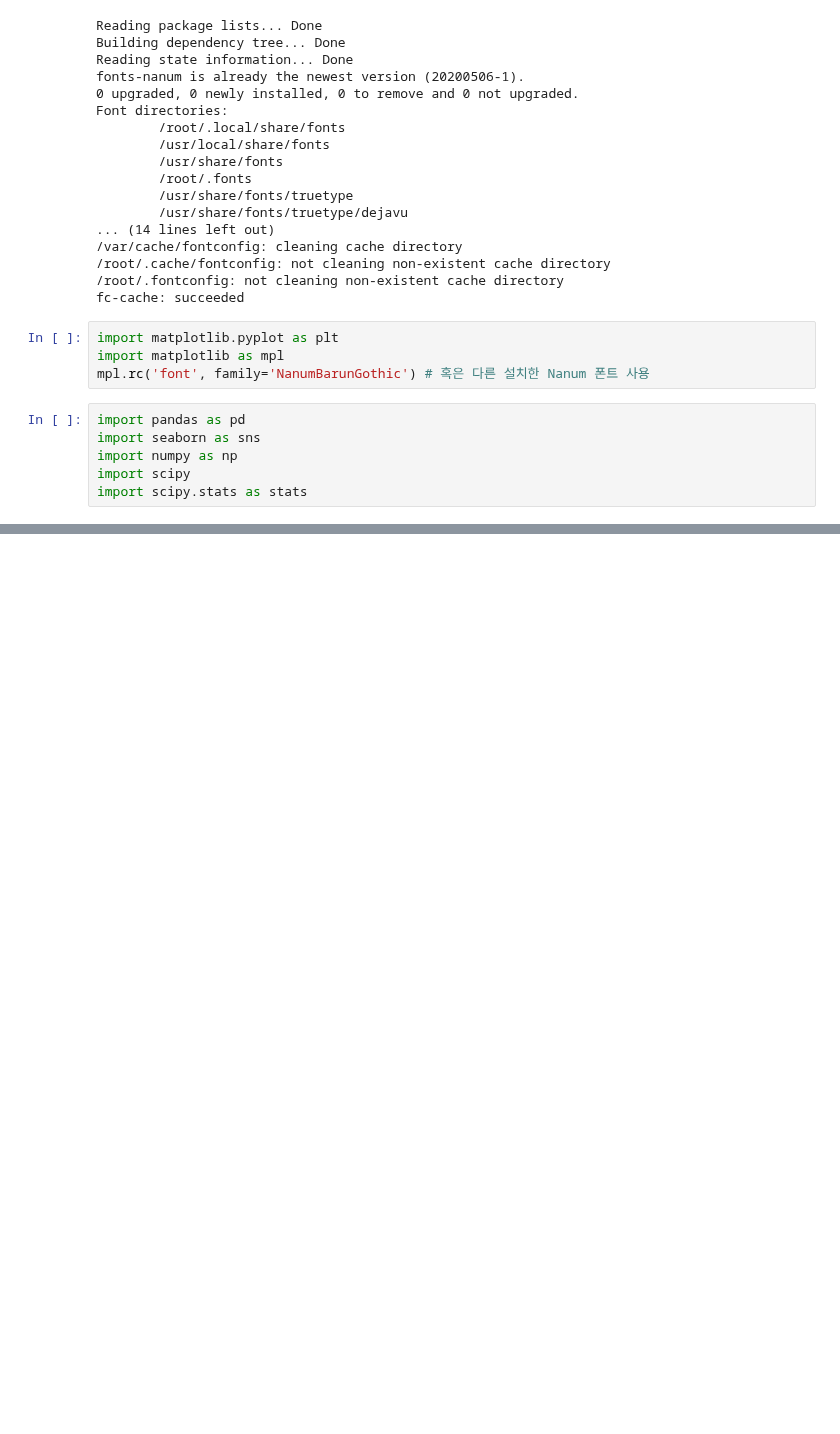
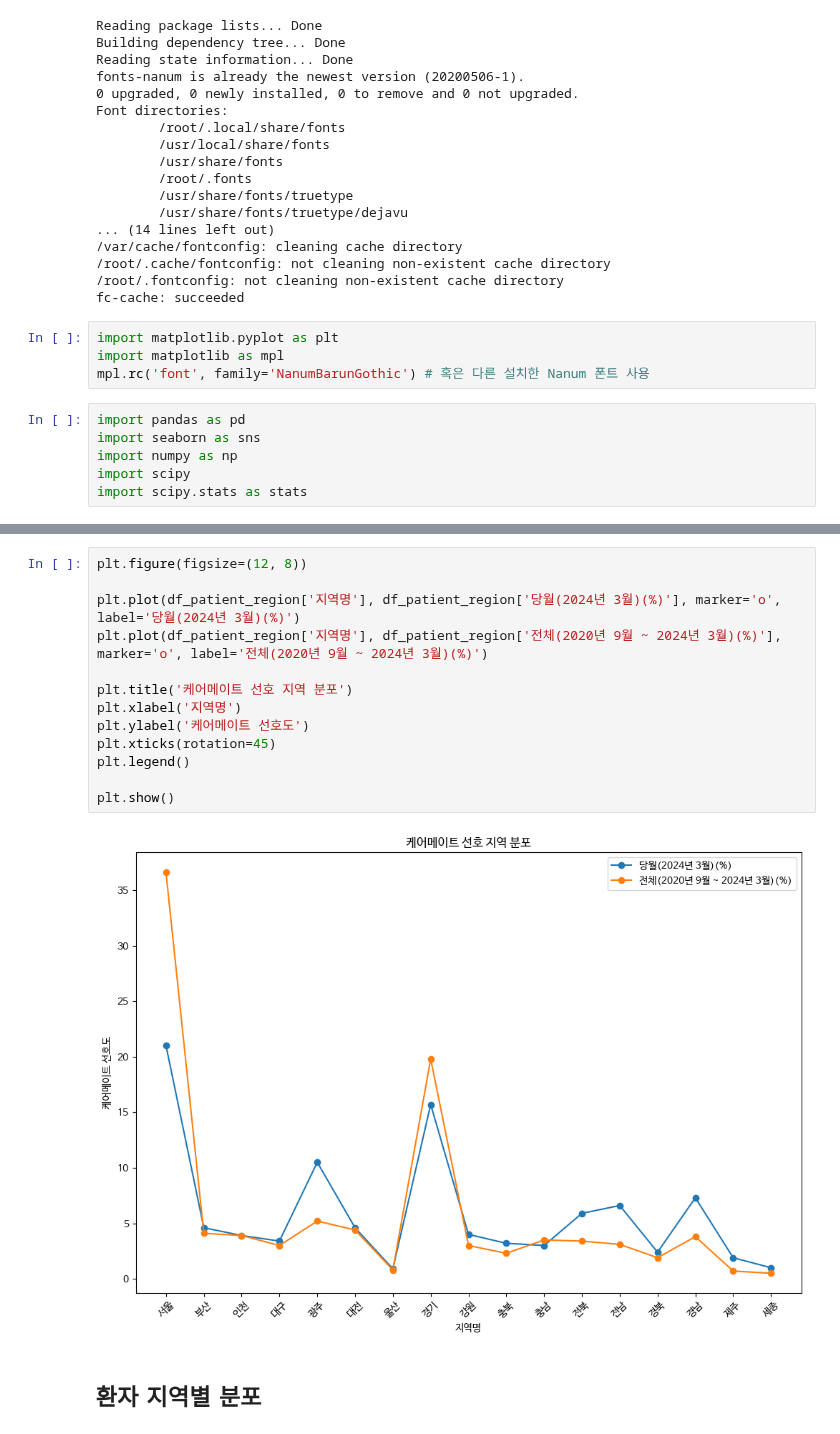
Before and after one commit to kdj0712/rare_field_fastapis, a Jupyter notebook: data/data_analysis/diverse_analysis/ipynb/caregiver_service.ipynb, the cells around one changed output, grey strips where cells are left out. Drawn from its saved outputs; the diff is of its cells as text; blank space fills up the shorter version.

```diff
--- a/data/data_analysis/diverse_analysis/ipynb/caregiver_service.ipynb
+++ b/data/data_analysis/diverse_analysis/ipynb/caregiver_service.ipynb
@@ -36,0 +117,17 @@ import scipy.stats as stats
+# %%
+plt.figure(figsize=(12, 8))
+
+plt.plot(df_patient_region['지역명'], df_patient_region['당월(2024년 3월)(%)'], marker='o', label='당월(2024년 3월)(%)')
+plt.plot(df_patient_region['지역명'], df_patient_region['전체(2020년 9월 ~ 2024년 3월)(%)'], marker='o', label='전체(2020년 9월 ~ 2024년 3월)(%)')
+
+plt.title('케어메이트 선호 지역 분포')
+plt.xlabel('지역명')
+plt.ylabel('케어메이트 선호도')
+plt.xticks(rotation=45)
+plt.legend()
+
+plt.show()
+# %% [output]
+[figure, added]
+# %% [markdown]
+## 환자 지역별 분포
```
Also changed, not shown: parts of 8 cells of this notebook, 1 other file.
